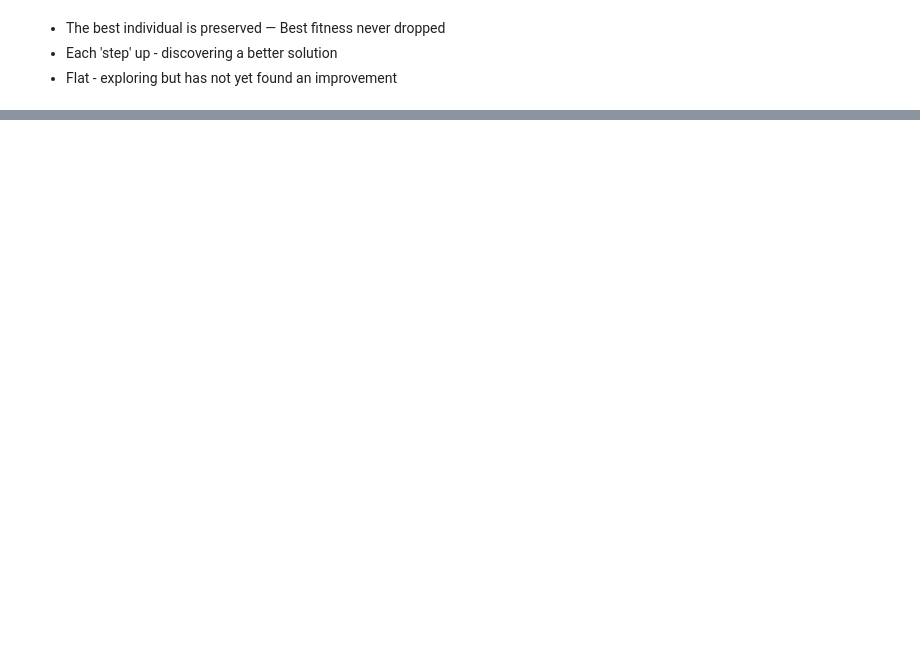
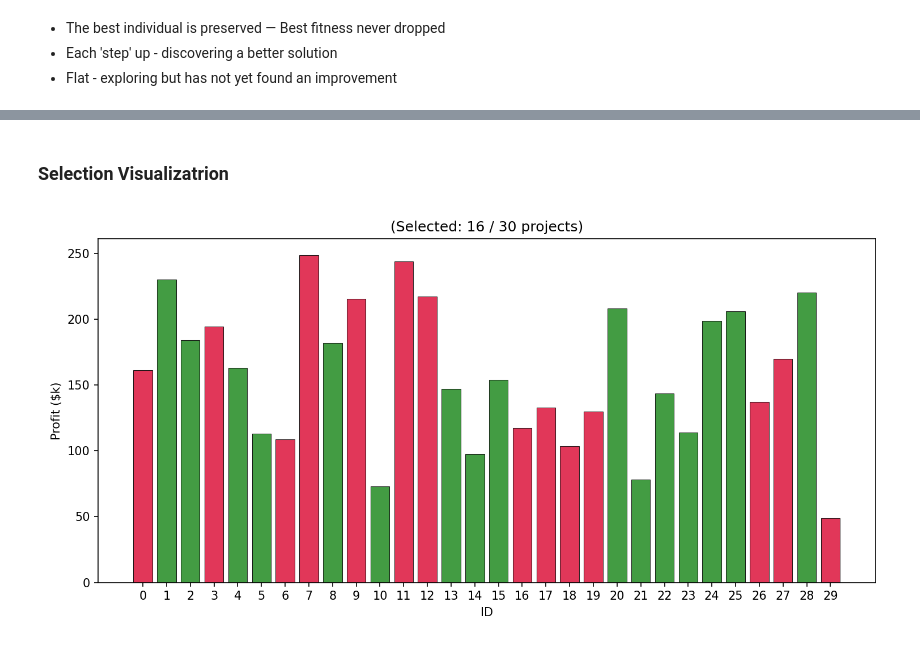
Before and after one commit to deshancha/machinelearning_cw, a Jupyter notebook: Q3/Q3_Full.ipynb, the cells around one changed output, grey strips where cells are left out. Drawn from its saved outputs; the diff is of its cells as text; code cells hidden in the pictures; blank space fills up the shorter version.

```diff
--- a/Q3/Q3_Full.ipynb
+++ b/Q3/Q3_Full.ipynb
@@ -115,0 +151,7 @@ display(Image("plots/ga_portfolio_selection.png"))
+# %% [markdown]
+### Selection Visualizatrion
+# %%
+mip_solver_usecase.plot_results(instance, mip_solution)
+display(Image("plots/mip_portfolio_selection.png"))
+# %% [output]
+[figure, added]
```
Also changed, not shown: parts of 7 cells of this notebook, 7 other files.
